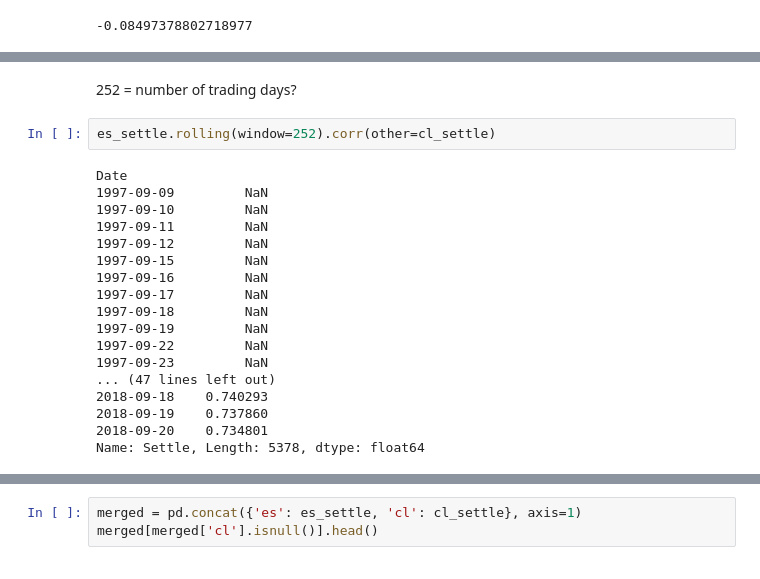
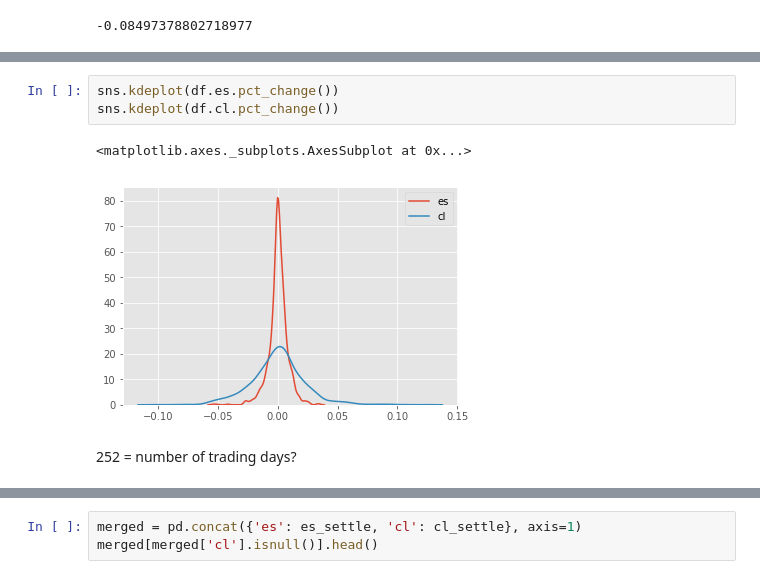
Before and after one commit to ubreu/jupyter-quandl, a Jupyter notebook: quandl_crude_oil.ipynb, the cells around one changed output, grey strips where cells are left out. Cells and saved outputs as stored; diff of their text form.

```diff
--- a/quandl_crude_oil.ipynb
+++ b/quandl_crude_oil.ipynb
@@ -73,22 +101,8 @@ es_settle.corr(cl_settle)
+# %%
+sns.kdeplot(df.es.pct_change())
+sns.kdeplot(df.cl.pct_change())
+# %% [output]
+<matplotlib.axes._subplots.AxesSubplot at 0x...>
+[figure, added]
 # %% [markdown]
 252 = number of trading days?
-# %%
-es_settle.rolling(window=252).corr(other=cl_settle)
-# %% [output]
-Date
-1997-09-09         NaN
-1997-09-10         NaN
-1997-09-11         NaN
-1997-09-12         NaN
-1997-09-15         NaN
-1997-09-16         NaN
-1997-09-17         NaN
-1997-09-18         NaN
-1997-09-19         NaN
-1997-09-22         NaN
-1997-09-23         NaN
-... (47 lines left out)
-2018-09-18    0.740293
-2018-09-19    0.737860
-2018-09-20    0.734801
-Name: Settle, Length: 5378, dtype: float64
```
Also changed, not shown: parts of 13 cells of this notebook, 2 other files.
